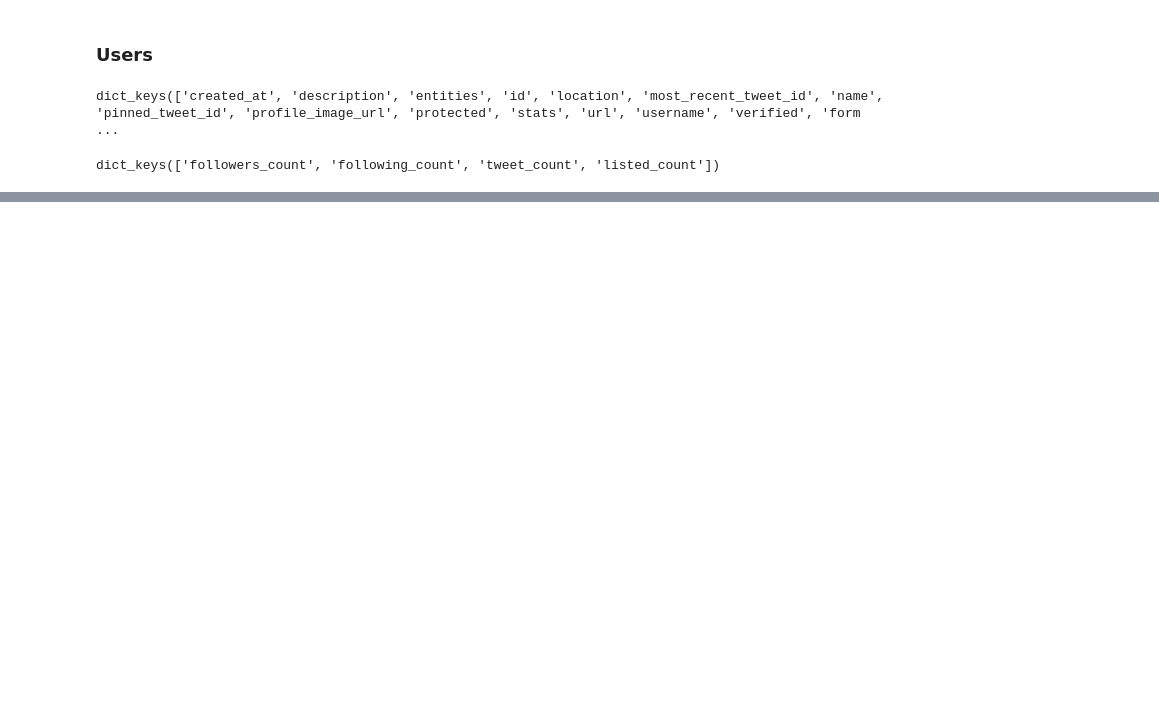
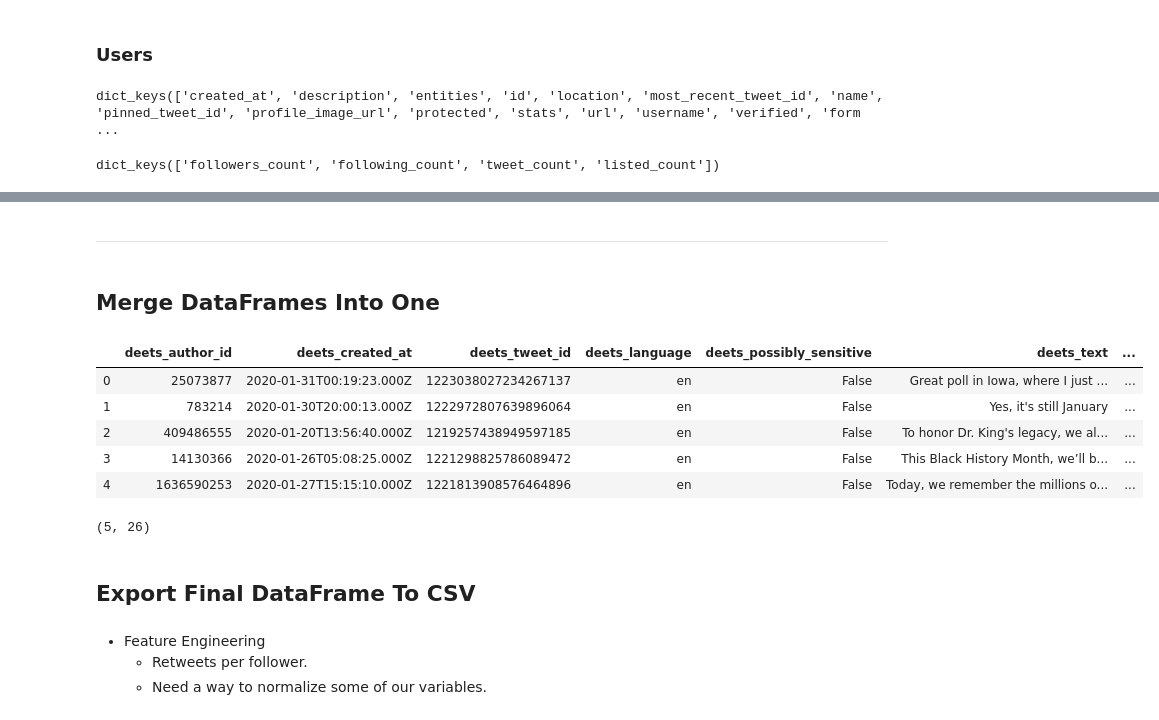
Before and after one commit to alexwcheng/fintech-retweetability, a Jupyter notebook: Jupyter_Notebooks/Twitter Data Cleaning.ipynb, the cells around one changed output, grey strips where cells are left out. Saved outputs shown, nothing was run; the diff lists cells and outputs as text; code cells hidden in the pictures; blank space fills up the shorter version.

```diff
--- a/Jupyter_Notebooks/Twitter Data Cleaning.ipynb
+++ b/Jupyter_Notebooks/Twitter Data Cleaning.ipynb
@@ -224,3 +224,24 @@ users_df
 | 2 | 2011-11-10T20:13:01.000Z | Girl from the South Side and form... | 409486555 | Michelle Obama | https://pbs.twimg.com/profile_ima... | False | ... |
 | 3 | 2008-03-12T05:51:53.000Z | CEO, Google and Alphabet | 14130366 | Sundar Pichai | https://pbs.twimg.com/profile_ima... | False | ... |
 | 4 | 2013-07-31T22:41:25.000Z | Apple CEO  Auburn 🏀 🏈 Duke 🏀 Nat... | 1636590253 | Tim Cook | https://pbs.twimg.com/profile_ima... | False | ... |
+# %% [markdown]
+___
+# %% [markdown]
+## Merge DataFrames Into One
+# %%
+#also need to concat tweets_df as well into this combined DataFrame
+df = pd.concat([deets_df, users_df], axis=1, sort=False, join='outer')
+df
+# %% [output]
+|  | deets_author_id | deets_created_at | deets_tweet_id | deets_language | deets_possibly_sensitive | deets_text | ... |
+| 0 | 25073877 | 2020-01-31T00:19:23.000Z | 1223038027234267137 | en | False | Great poll in Iowa, where I just ... | ... |
+| 1 | 783214 | 2020-01-30T20:00:13.000Z | 1222972807639896064 | en | False | Yes, it's still January | ... |
+| 2 | 409486555 | 2020-01-20T13:56:40.000Z | 1219257438949597185 | en | False | To honor Dr. King's legacy, we al... | ... |
+| 3 | 14130366 | 2020-01-26T05:08:25.000Z | 1221298825786089472 | en | False | This Black History Month, we’ll b... | ... |
+| 4 | 1636590253 | 2020-01-27T15:15:10.000Z | 1221813908576464896 | en | False | Today, we remember the millions o... | ... |
+# %%
+df.shape
+# %% [output]
+(5, 26)
+# %% [markdown]
+## Export Final DataFrame To CSV
@@ -226,0 +250,4 @@ users_df
+# %% [markdown]
+- Feature Engineering
+    - Retweets per follower.
+    - Need a way to normalize some of our variables.
```
Also changed, not shown: parts of 6 cells of this notebook, 35 other files.
